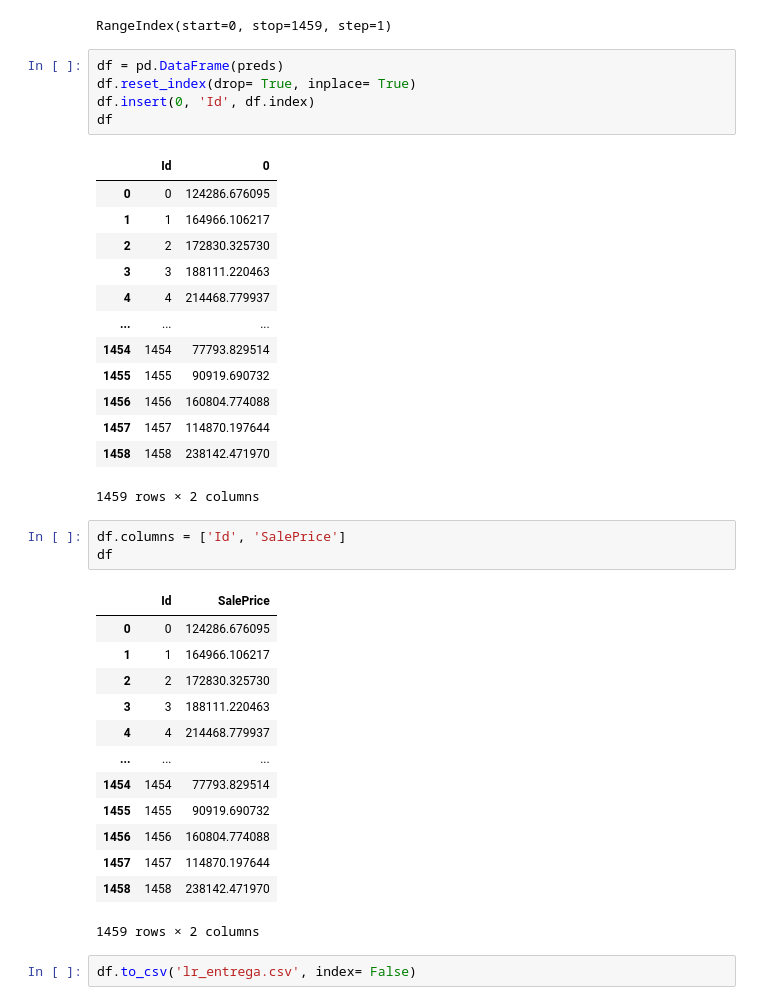
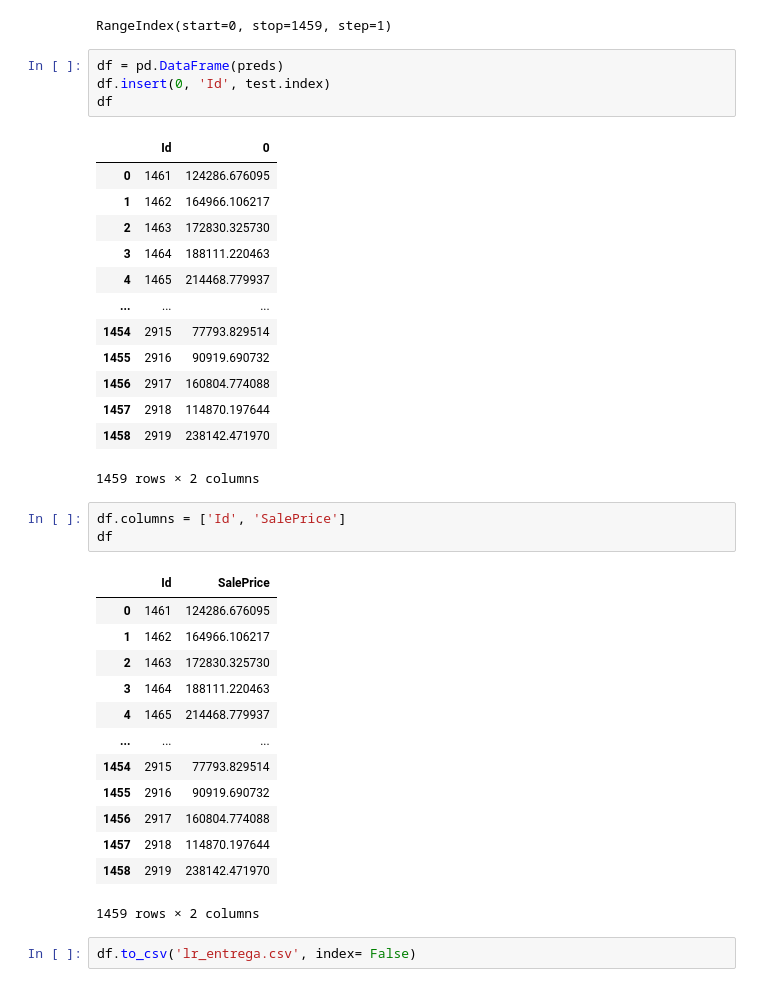
Before and after one commit to fdzcampos/house_prices, a Jupyter notebook: house_prices.ipynb, the cells around one changed output. Saved outputs shown, nothing was run; the diff lists cells and outputs as text.

```diff
--- a/house_prices.ipynb
+++ b/house_prices.ipynb
@@ -178,39 +208,38 @@ dfpreds.index
 RangeIndex(start=0, stop=1459, step=1)
 # %%
 df = pd.DataFrame(preds)
-df.reset_index(drop= True, inplace= True)
-df.insert(0, 'Id', df.index)
+df.insert(0, 'Id', test.index)
 df
 # %% [output]
 |  | Id | 0 |
-| 0 | 0 | 124286.676095 |
-| 1 | 1 | 164966.106217 |
-| 2 | 2 | 172830.325730 |
-| 3 | 3 | 188111.220463 |
-| 4 | 4 | 214468.779937 |
+| 0 | 1461 | 124286.676095 |
+| 1 | 1462 | 164966.106217 |
+| 2 | 1463 | 172830.325730 |
+| 3 | 1464 | 188111.220463 |
+| 4 | 1465 | 214468.779937 |
 | ... | ... | ... |
-| 1454 | 1454 | 77793.829514 |
-| 1455 | 1455 | 90919.690732 |
-| 1456 | 1456 | 160804.774088 |
-| 1457 | 1457 | 114870.197644 |
-| 1458 | 1458 | 238142.471970 |
+| 1454 | 2915 | 77793.829514 |
+| 1455 | 2916 | 90919.690732 |
+| 1456 | 2917 | 160804.774088 |
+| 1457 | 2918 | 114870.197644 |
+| 1458 | 2919 | 238142.471970 |
 1459 rows × 2 columns
 # %%
 df.columns = ['Id', 'SalePrice']
 df
 # %% [output]
 |  | Id | SalePrice |
-| 0 | 0 | 124286.676095 |
-| 1 | 1 | 164966.106217 |
-| 2 | 2 | 172830.325730 |
-| 3 | 3 | 188111.220463 |
-| 4 | 4 | 214468.779937 |
+| 0 | 1461 | 124286.676095 |
+| 1 | 1462 | 164966.106217 |
+| 2 | 1463 | 172830.325730 |
+| 3 | 1464 | 188111.220463 |
+| 4 | 1465 | 214468.779937 |
 | ... | ... | ... |
-| 1454 | 1454 | 77793.829514 |
-| 1455 | 1455 | 90919.690732 |
-| 1456 | 1456 | 160804.774088 |
-| 1457 | 1457 | 114870.197644 |
-| 1458 | 1458 | 238142.471970 |
+| 1454 | 2915 | 77793.829514 |
+| 1455 | 2916 | 90919.690732 |
+| 1456 | 2917 | 160804.774088 |
+| 1457 | 2918 | 114870.197644 |
+| 1458 | 2919 | 238142.471970 |
 1459 rows × 2 columns
 # %%
 df.to_csv('lr_entrega.csv', index= False)
```
Also changed, not shown: parts of 8 cells of this notebook.
